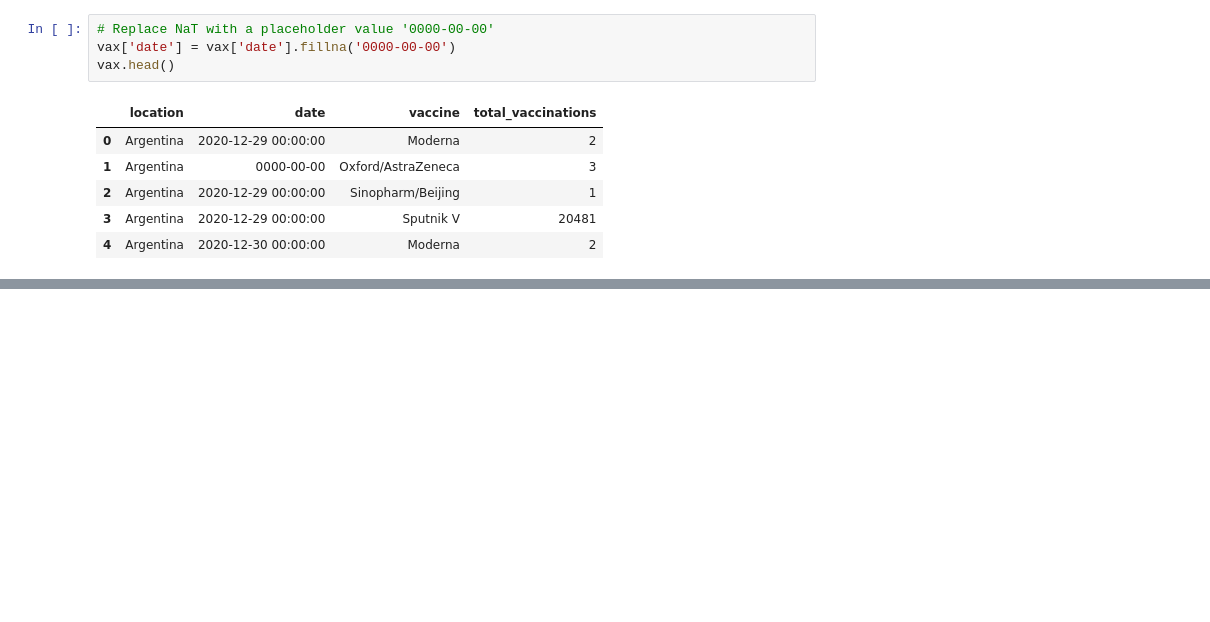
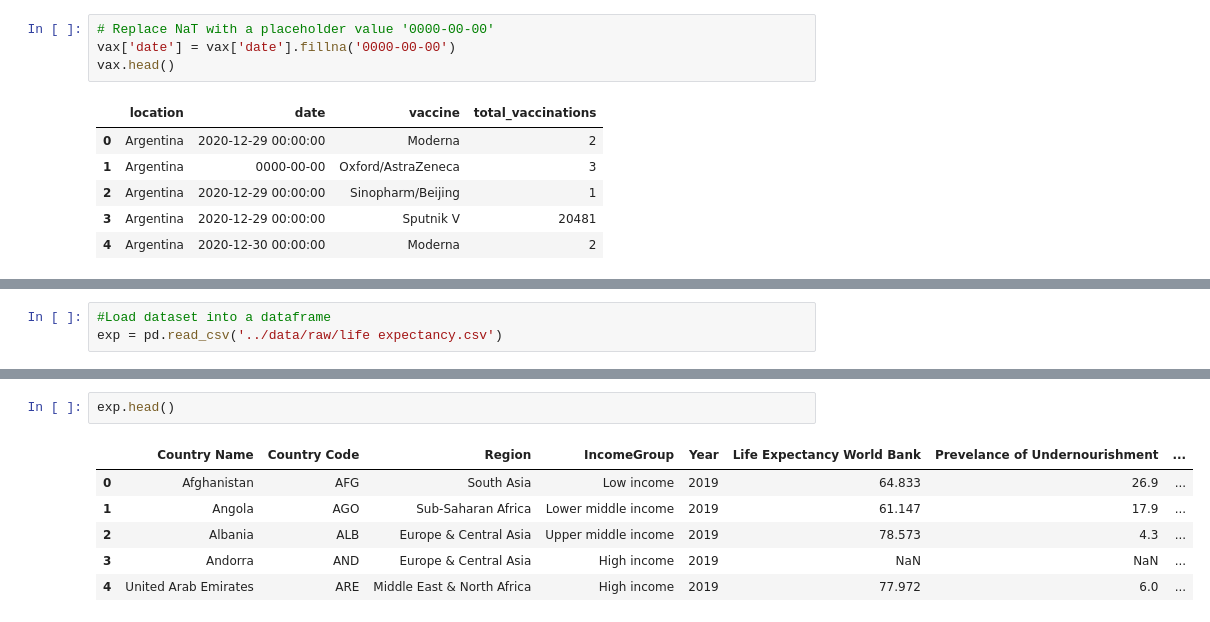
Before and after one commit to JoanneSiarivita/Data_Viz, a Jupyter notebook: data_viz/notebooks/DV.ipynb, the cells around one changed output, grey strips where cells are left out. Cells and saved outputs as stored; diff of their text form; blank space fills up the shorter version.

```diff
--- a/data_viz/notebooks/DV.ipynb
+++ b/data_viz/notebooks/DV.ipynb
@@ -167,0 +177,3 @@ vax.head()
+# %%
+#Load dataset into a dataframe
+exp = pd.read_csv('../data/raw/life expectancy.csv')
@@ -167,0 +206,9 @@ vax.head()
+# %%
+exp.head()
+# %% [output]
+|  | Country Name | Country Code | Region | IncomeGroup | Year | Life Expectancy World Bank | Prevelance of Undernourishment | ... |
+| 0 | Afghanistan | AFG | South Asia | Low income | 2019 | 64.833 | 26.9 | ... |
+| 1 | Angola | AGO | Sub-Saharan Africa | Lower middle income | 2019 | 61.147 | 17.9 | ... |
+| 2 | Albania | ALB | Europe & Central Asia | Upper middle income | 2019 | 78.573 | 4.3 | ... |
+| 3 | Andorra | AND | Europe & Central Asia | High income | 2019 | NaN | NaN | ... |
+| 4 | United Arab Emirates | ARE | Middle East & North Africa | High income | 2019 | 77.972 | 6.0 | ... |
```
Also changed, not shown: parts of 7 cells of this notebook.
